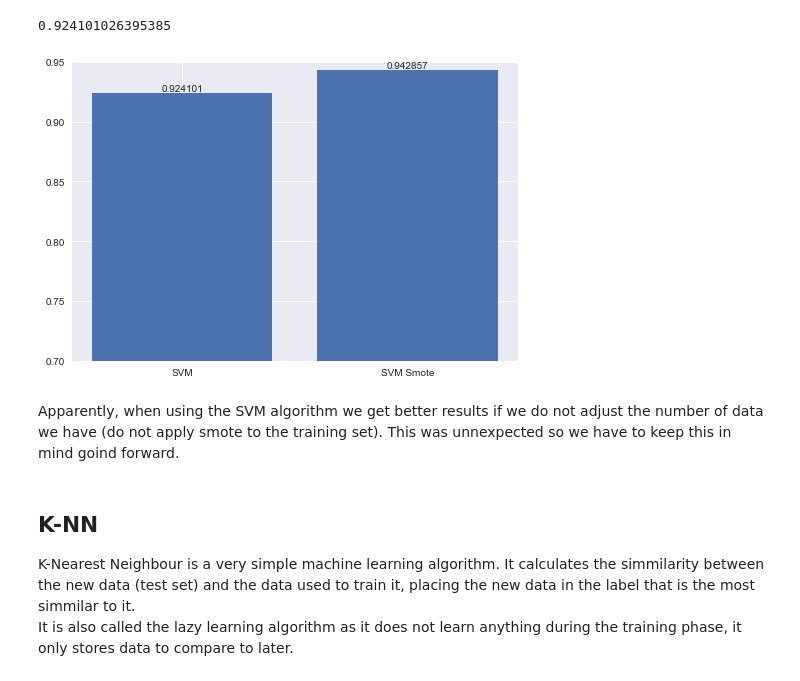
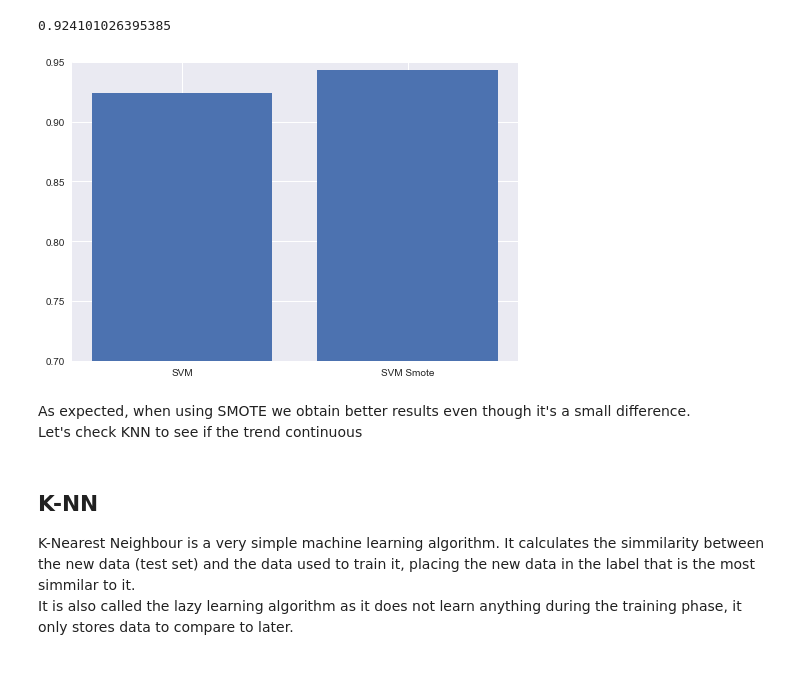
Before and after one commit to Diogogrosario/Artificial-Intelligence, a Jupyter notebook: covid-symptoms.ipynb, the cells around one changed output. Saved outputs shown, nothing was run; the diff lists cells and outputs as text; code cells hidden in the pictures.

```diff
--- a/covid-symptoms.ipynb
+++ b/covid-symptoms.ipynb
@@ -440,16 +439,16 @@ print(results_SVM_NoSmote)
 # %% [output]
 0.924101026395385
 # %%
-bar_info = plt.bar(
+plt.bar(
     ['SVM', 'SVM Smote'],
     [results_SVM_NoSmote, results_SVM]
 )
-plt.ylim(.7, .95)
-plt.bar_label(bar_info);
+plt.ylim(.7, .95);
 # %% [output]
-[figure, old version]
+[figure, new version]
-# %% [markdown]
-Apparently, when using the SVM algorithm we get better results if we do not adjust the number of data we have (do not apply smote to the training set). This was unnexpected so we have to keep this in mind goind forward.
+# %% [markdown]
+As expected, when using SMOTE we obtain better results even though it's a small difference.
+Let's check KNN to see if the trend continuous
 # %% [markdown]
 ## K-NN
 
```
Also changed, not shown: parts of 6 cells of this notebook.
